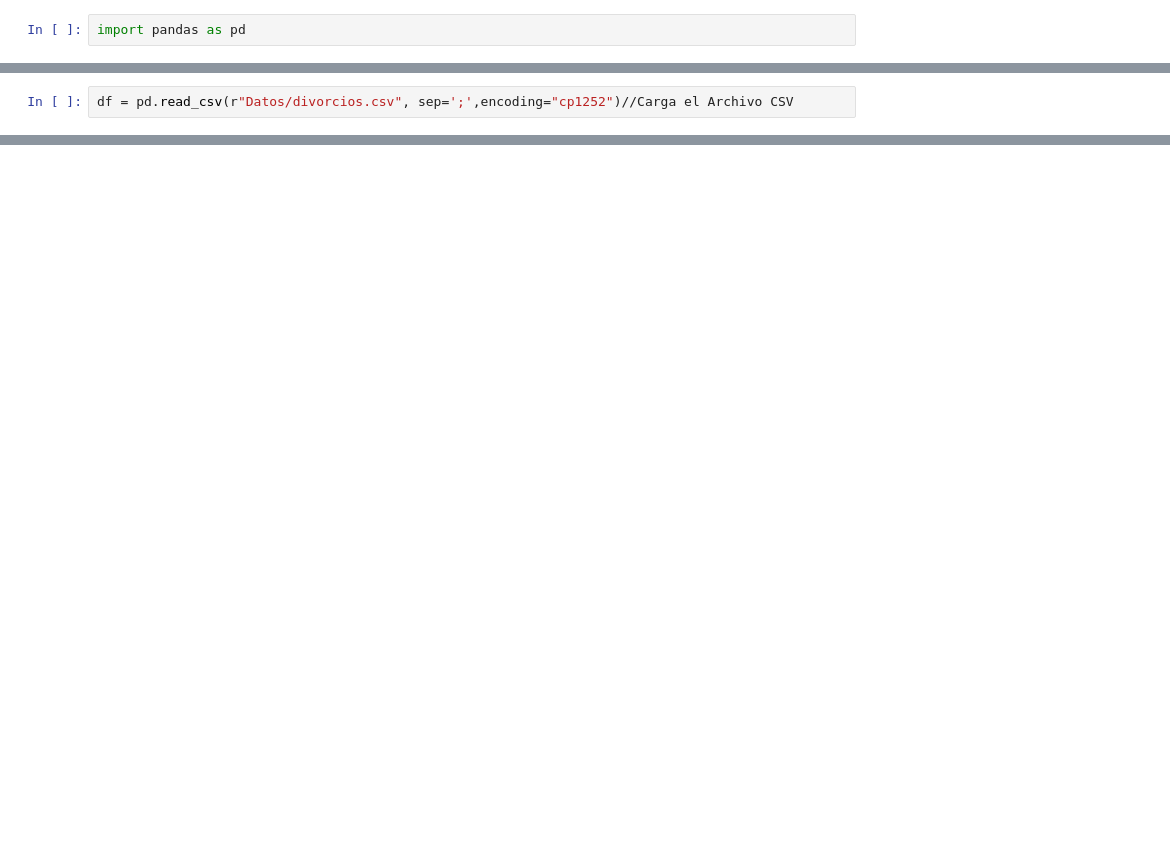
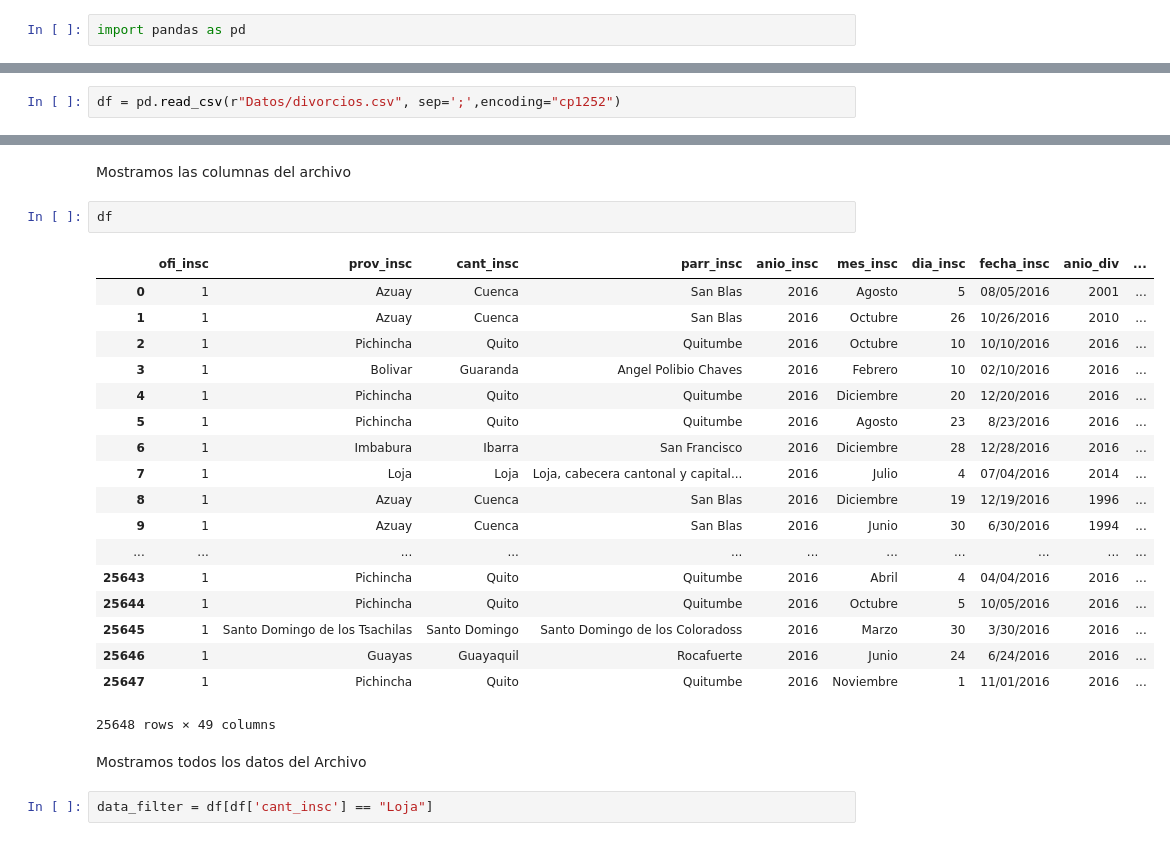
Before and after one commit to programacion-taw-utpl-001/trabajo-final-primer-bimestre-final-007, a Jupyter notebook: Untitled.ipynb, the cells around one changed output, grey strips where cells are left out. Cells and saved outputs as stored; diff of their text form; blank space fills up the shorter version.

```diff
--- a/Untitled.ipynb
+++ b/Untitled.ipynb
@@ -3,2 +5,2 @@ import pandas as pd
 # %%
-df = pd.read_csv(r"Datos/divorcios.csv", sep=';',encoding="cp1252")//Carga el Archivo CSV
+df = pd.read_csv(r"Datos/divorcios.csv", sep=';',encoding="cp1252")
@@ -19,0 +22,27 @@ data_filter = df[df['cant_insc'] == "Loja"]//Separa los Datos del Archivo con un
+# %% [markdown]
+Mostramos las columnas del archivo
+# %%
+df
+# %% [output]
+|  | ofi_insc | prov_insc | cant_insc | parr_insc | anio_insc | mes_insc | dia_insc | fecha_insc | anio_div | ... |
+| 0 | 1 | Azuay | Cuenca | San Blas | 2016 | Agosto | 5 | 08/05/2016 | 2001 | ... |
+| 1 | 1 | Azuay | Cuenca | San Blas | 2016 | Octubre | 26 | 10/26/2016 | 2010 | ... |
+| 2 | 1 | Pichincha | Quito | Quitumbe | 2016 | Octubre | 10 | 10/10/2016 | 2016 | ... |
+| 3 | 1 | Bolivar | Guaranda | Angel Polibio Chaves | 2016 | Febrero | 10 | 02/10/2016 | 2016 | ... |
+| 4 | 1 | Pichincha | Quito | Quitumbe | 2016 | Diciembre | 20 | 12/20/2016 | 2016 | ... |
+| 5 | 1 | Pichincha | Quito | Quitumbe | 2016 | Agosto | 23 | 8/23/2016 | 2016 | ... |
+| 6 | 1 | Imbabura | Ibarra | San Francisco | 2016 | Diciembre | 28 | 12/28/2016 | 2016 | ... |
+| 7 | 1 | Loja | Loja | Loja, cabecera cantonal y capital... | 2016 | Julio | 4 | 07/04/2016 | 2014 | ... |
+| 8 | 1 | Azuay | Cuenca | San Blas | 2016 | Diciembre | 19 | 12/19/2016 | 1996 | ... |
+| 9 | 1 | Azuay | Cuenca | San Blas | 2016 | Junio | 30 | 6/30/2016 | 1994 | ... |
+| ... | ... | ... | ... | ... | ... | ... | ... | ... | ... | ... |
+| 25643 | 1 | Pichincha | Quito | Quitumbe | 2016 | Abril | 4 | 04/04/2016 | 2016 | ... |
+| 25644 | 1 | Pichincha | Quito | Quitumbe | 2016 | Octubre | 5 | 10/05/2016 | 2016 | ... |
+| 25645 | 1 | Santo Domingo de los Tsachilas | Santo Domingo | Santo Domingo de los Coloradoss | 2016 | Marzo | 30 | 3/30/2016 | 2016 | ... |
+| 25646 | 1 | Guayas | Guayaquil | Rocafuerte | 2016 | Junio | 24 | 6/24/2016 | 2016 | ... |
+| 25647 | 1 | Pichincha | Quito | Quitumbe | 2016 | Noviembre | 1 | 11/01/2016 | 2016 | ... |
+25648 rows × 49 columns
+# %% [markdown]
+Mostramos todos los datos del Archivo
+# %%
+data_filter = df[df['cant_insc'] == "Loja"]
```
Also changed, not shown: parts of 10 cells of this notebook.
